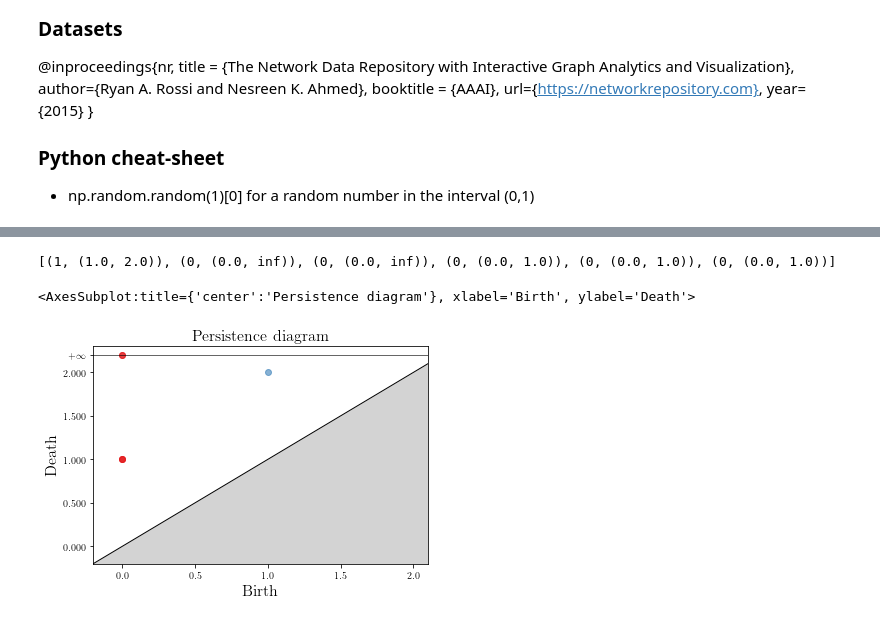
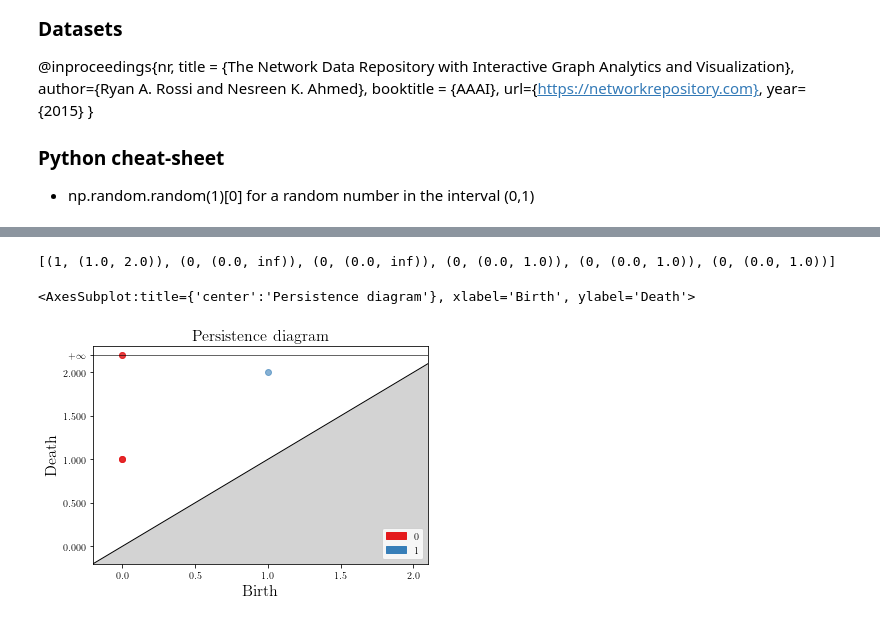
Before and after one commit to ben300694/jupyter-TDA, a Jupyter notebook: persistent_homology_15_min_intro.ipynb, the cells around one changed output, grey strips where cells are left out. Cells and saved outputs as stored; diff of their text form; code cells hidden in the pictures.

```diff
--- a/persistent_homology_15_min_intro.ipynb
+++ b/persistent_homology_15_min_intro.ipynb
@@ -295,12 +342,12 @@ NameError: name 'toy_matrix' is not defined
 # %%
 # Compute persistence of the simplex tree
-BarCodes_Rips = Rips_simplex_tree.persistence()
+BarCodes_Rips = Rips_simplex_tree.persistence(min_persistence=0.0, persistence_dim_max=True)
+
+print(BarCodes_Rips)
+# %% [output]
+[(1, (1.0, 2.0)), (0, (0.0, inf)), (0, (0.0, inf)), (0, (0.0, 1.0)), (0, (0.0, 1.0)), (0, (0.0, 1.0))]
-# %%
-print(BarCodes_Rips)
-# %% [output]
-[(1, (1.0, 2.0)), (0, (0.0, inf)), (0, (0.0, inf)), (0, (0.0, 1.0)), (0, (0.0, 1.0)), (0, (0.0, 1.0))]
 # %%
-gudhi.plot_persistence_diagram(BarCodes_Rips)
+gudhi.plot_persistence_diagram(persistence=BarCodes_Rips, legend=True)
 # %% [output]
 <AxesSubplot:title={'center':'Persistence diagram'}, xlabel='Birth', ylabel='Death'>
-[figure, old version]
+[figure, new version]
```
Also changed, not shown: parts of 13 cells of this notebook.
